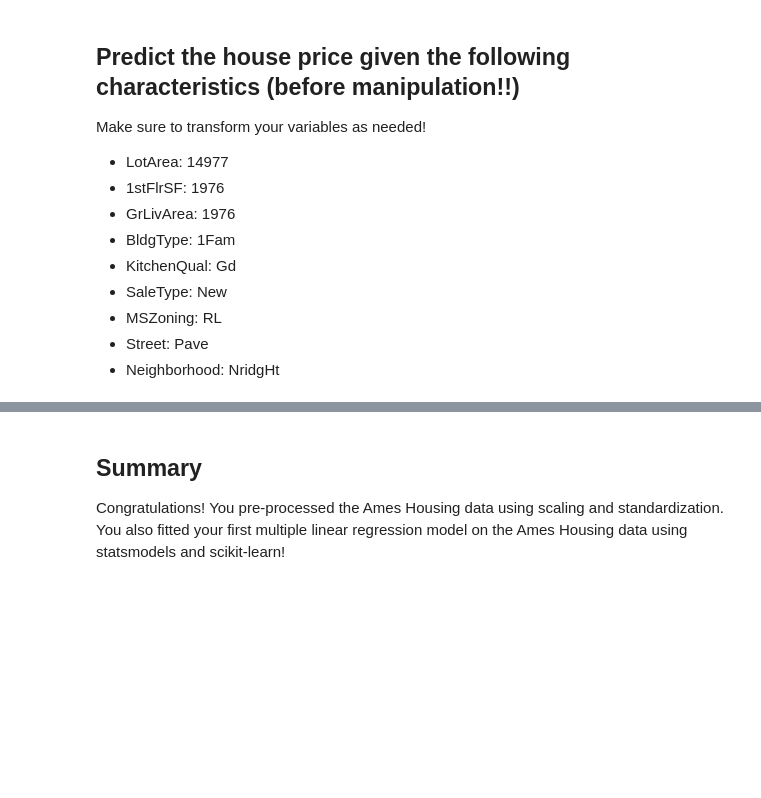
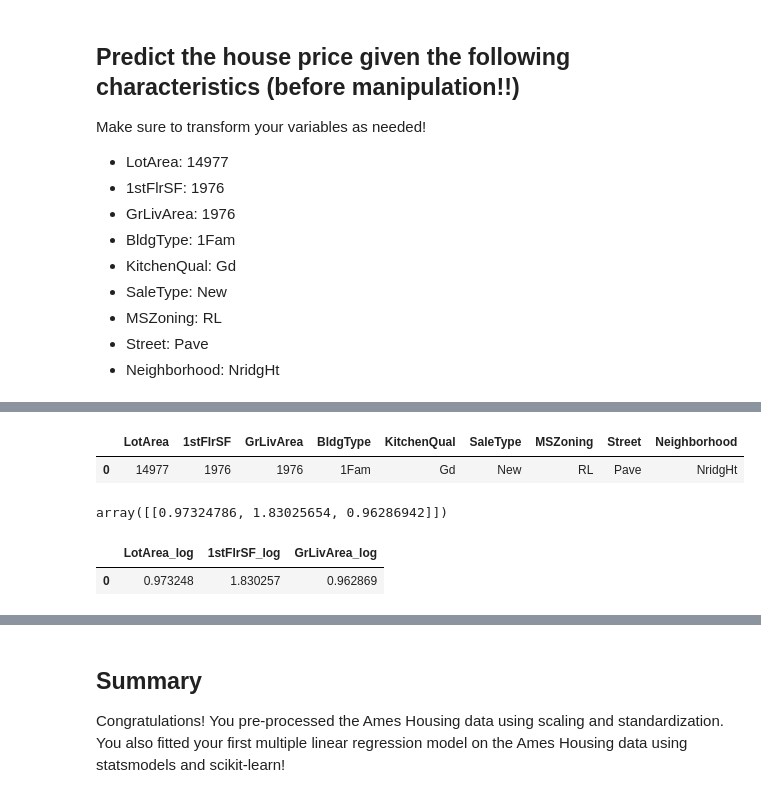
Before and after one commit to jingyunw/p2-t19-07L-dsc-multiple-linear-regression-statsmodels-lab, a Jupyter notebook: index.ipynb, the cells around one changed output, grey strips where cells are left out. Saved outputs shown, nothing was run; the diff lists cells and outputs as text; code cells hidden in the pictures; blank space fills up the shorter version.

```diff
--- a/index.ipynb
+++ b/index.ipynb
@@ -148,3 +179,7 @@ Make sure to transform your variables as needed!
 - MSZoning: RL
 - Street: Pave
 - Neighborhood: NridgHt
+# %%
+# getting the used column names for the df
+used_cols = [*continuous, *categoricals]
+used_cols
@@ -150,0 +196,20 @@ Make sure to transform your variables as needed!
+# %%
+# creating an empty dataframe for the new row
+new_row = pd.DataFrame(columns=used_cols)
+# %%
+# adding the details provided into the empty dataframe
+new_row = new_row.append({"LotArea": 14977,
+                          '1stFlrSF': 1976,
+                          'GrLivArea': 1976,
+                          'BldgType': '1Fam',
+                          'KitchenQual': 'Gd',
+                          'SaleType': 'New',
+                          'MSZoning': 'RL',
+                          'Street': 'Pave',
+                          'Neighborhood': 'NridgHt'},
+                          ignore_index=True)
+# %%
+new_row
+# %% [output]
+|  | LotArea | 1stFlrSF | GrLivArea | BldgType | KitchenQual | SaleType | MSZoning | Street | Neighborhood |
+| 0 | 14977 | 1976 | 1976 | 1Fam | Gd | New | RL | Pave | NridgHt |
@@ -150,0 +229,12 @@ Make sure to transform your variables as needed!
+# %%
+new_row_log
+# %% [output]
+array([[0.97324786, 1.83025654, 0.96286942]])
+# %%
+# putting the results in a dataframe
+new_row_log_norm = pd.DataFrame(columns=log_names)
+new_row_log_norm = new_row_log_norm.append(dict(zip(log_names, new_row_log[0])), ignore_index=True)
+new_row_log_norm
+# %% [output]
+|  | LotArea_log | 1stFlrSF_log | GrLivArea_log |
+| 0 | 0.973248 | 1.830257 | 0.962869 |
```
Also changed, not shown: parts of 25 cells of this notebook.
